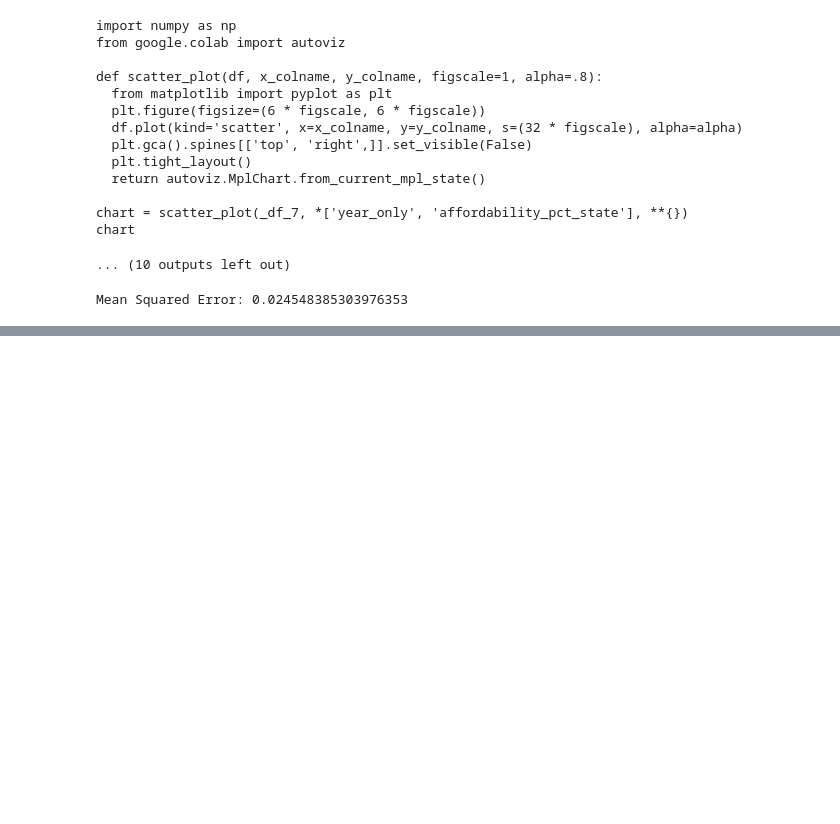
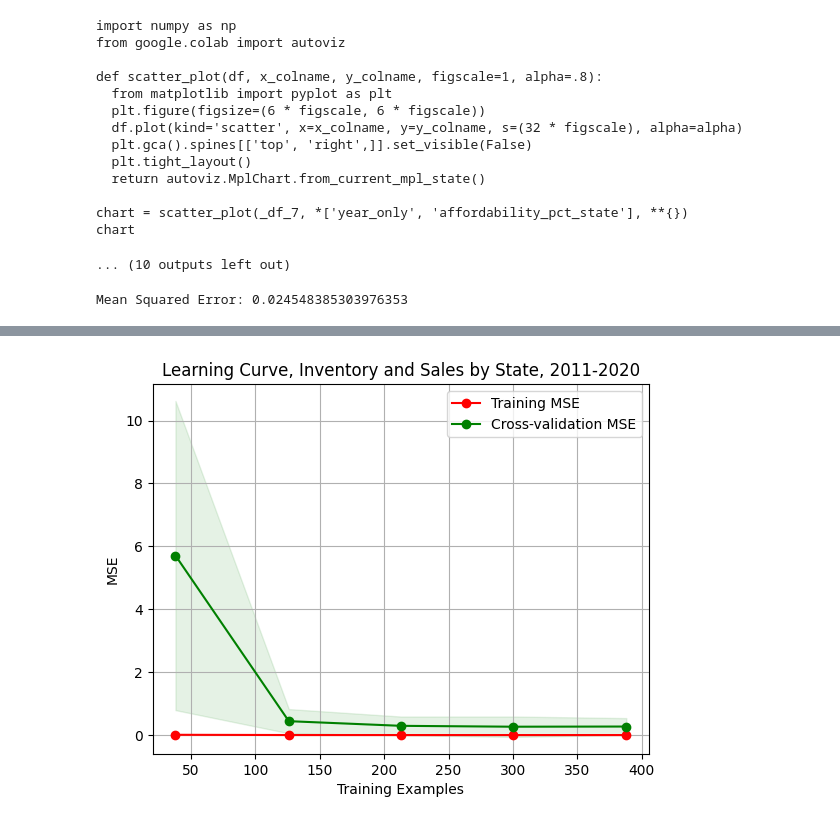
Before and after one commit to JessiPool/KaggleXProject, a Jupyter notebook: regressioninventory.ipynb, the cells around one changed output, grey strips where cells are left out. Cells and saved outputs as stored; diff of their text form; code cells hidden in the pictures; blank space fills up the shorter version.

```diff
--- a/regressioninventory.ipynb
+++ b/regressioninventory.ipynb
@@ -519,0 +527,31 @@ plt.show()
+# %%
+from sklearn.model_selection import learning_curve
+
+train_sizes, train_scores, test_scores = learning_curve(
+    adaboost_regressor, X, y, cv=5, scoring='neg_mean_squared_error')
+
+# Calculate mean and standard deviation of training and test scores
+train_scores_mean = -train_scores.mean(axis=1)
+train_scores_std = train_scores.std(axis=1)
+test_scores_mean = -test_scores.mean(axis=1)
+test_scores_std = test_scores.std(axis=1)
+
+# Create a learning curve plot
+plt.figure()
+plt.title("Learning Curve, Inventory and Sales by State, 2011-2020")
+plt.xlabel("Training Examples")
+plt.ylabel("MSE")
+plt.grid()
+
+plt.fill_between(train_sizes, train_scores_mean - train_scores_std,
+                 train_scores_mean + train_scores_std, alpha=0.1, color="r")
+plt.fill_between(train_sizes, test_scores_mean - test_scores_std,
+                 test_scores_mean + test_scores_std, alpha=0.1, color="g")
+
+plt.plot(train_sizes, train_scores_mean, 'o-', color="r", label="Training MSE")
+plt.plot(train_sizes, test_scores_mean, 'o-', color="g", label="Cross-validation MSE")
+
+plt.legend(loc="best")
+plt.show()
+# %% [output]
+[figure, added]
```
Also changed, not shown: parts of 7 cells of this notebook.
